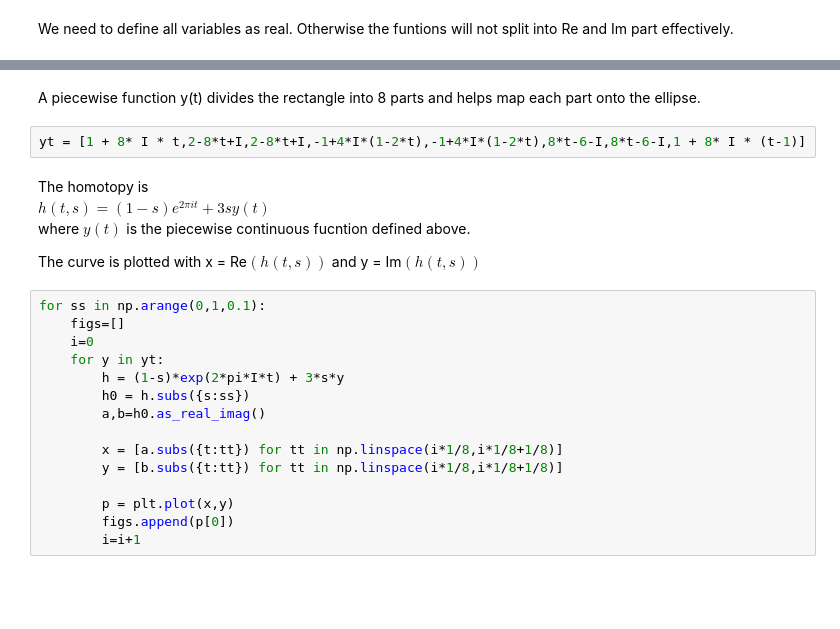
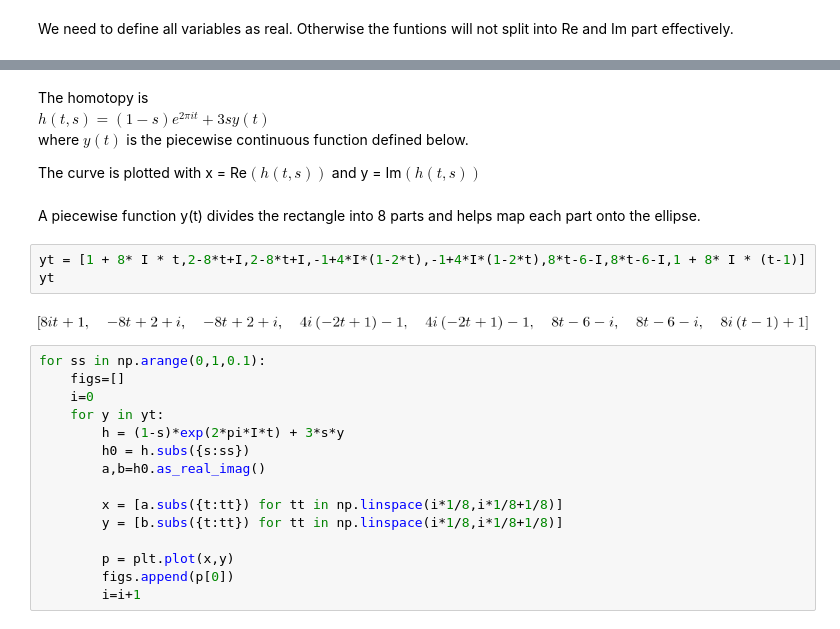
Before and after one commit to saugatach/sympy-codes, a Jupyter notebook: homotopy-circle-to-rectangle.ipynb, the cells around one changed output, grey strips where cells are left out. Saved outputs shown, nothing was run; the diff lists cells and outputs as text; blank space fills up the shorter version.

```diff
--- a/homotopy-circle-to-rectangle.ipynb
+++ b/homotopy-circle-to-rectangle.ipynb
@@ -24,13 +25,16 @@ var('x, y, z, t, s', real=True)
+# %% [markdown]
+The homotopy is <br>
+$ h(t,s) = (1-s) e^{2 \pi i t} + 3s y(t) $ <br>
+where $y(t)$ is the piecewise continuous function defined below. <br>
+
+The curve is plotted with x = Re$(h(t,s))$ and y = Im$(h(t,s))$
 # %% [markdown]
 A piecewise function y(t) divides the rectangle into 8 parts and helps map each part onto the ellipse.
 # %%
 yt = [1 + 8* I * t,2-8*t+I,2-8*t+I,-1+4*I*(1-2*t),-1+4*I*(1-2*t),8*t-6-I,8*t-6-I,1 + 8* I * (t-1)]
+yt
+# %% [output]
+[figure, added]
-# %% [markdown]
-The homotopy is <br>
-$ h(t,s) = (1-s) e^{2 \pi i t} + 3s y(t) $ <br>
-where $y(t)$ is the piecewise continuous fucntion defined above. <br>
-
-The curve is plotted with x = Re$(h(t,s))$ and y = Im$(h(t,s))$
 # %%
 for ss in np.arange(0,1,0.1):
     figs=[]
```
Also changed, not shown: parts of 2 cells of this notebook.
